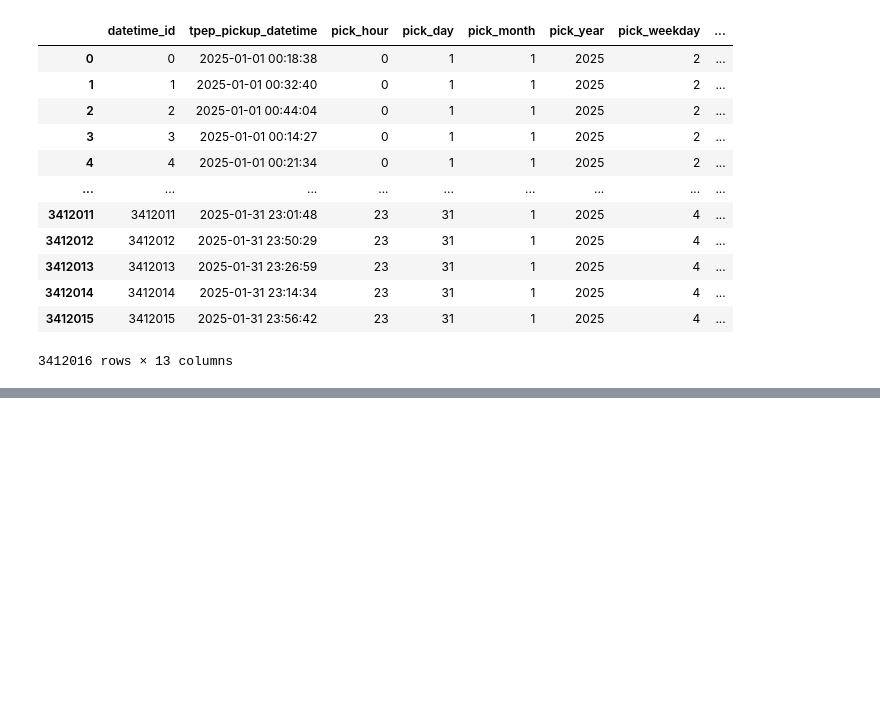
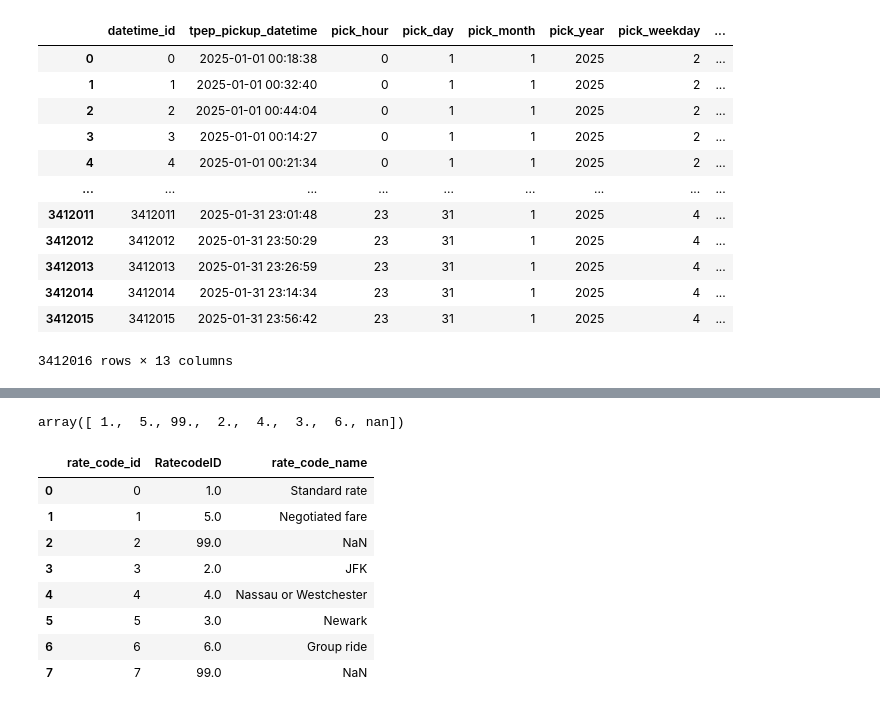
Before and after one commit to KaviyarasiSekar/Uber-Data-Engineering-Project, a Jupyter notebook: UberDataEngineeringProject.ipynb, the cells around one changed output, grey strips where cells are left out. Cells and saved outputs as stored; diff of their text form; code cells hidden in the pictures; blank space fills up the shorter version.

```diff
--- a/UberDataEngineeringProject.ipynb
+++ b/UberDataEngineeringProject.ipynb
@@ -190,0 +232,43 @@ passenger_count_dim
+# %%
+df.RatecodeID.unique()
+# %% [output]
+array([ 1.,  5., 99.,  2.,  4.,  3.,  6., nan])
+# %%
+import numpy as np
+# The final rate code in effect at the end of the trip.
+# 1 = Standard rate
+# 2 = JFK
+# 3 = Newark
+# 4 = Nassau or Westchester
+# 5 = Negotiated fare
+# 6 = Group ride
+# 99 = Null/unknown
+
+rate_code_type = {
+    1: "Standard rate",
+    2: "JFK",
+    3: "Newark",
+    4: "Nassau or Westchester",
+    5: "Negotiated fare",
+    6: "Group ride",
+    99: "NaN" # Not a Number
+}
+
+rate_code_dim = df[['RatecodeID']].drop_duplicates().reset_index(drop=True)
+rate_code_dim['rate_code_id'] = rate_code_dim.index
+rate_code_dim['RatecodeID'] = rate_code_dim['RatecodeID'].fillna(99.0)
+rate_code_dim['rate_code_name'] = rate_code_dim['RatecodeID'].map(rate_code_type)
+rate_code_dim = rate_code_dim[['rate_code_id','RatecodeID','rate_code_name']]
+rate_code_dim['rate_code_name'] = rate_code_dim['rate_code_name'].replace(['NaN', 'nan'], np.nan) # convert 'NaN' and 'nan' strings to NumPy's standard NaN representation.
+
+rate_code_dim # Table Created
+# %% [output]
+|  | rate_code_id | RatecodeID | rate_code_name |
+| 0 | 0 | 1.0 | Standard rate |
+| 1 | 1 | 5.0 | Negotiated fare |
+| 2 | 2 | 99.0 | NaN |
+| 3 | 3 | 2.0 | JFK |
+| 4 | 4 | 4.0 | Nassau or Westchester |
+| 5 | 5 | 3.0 | Newark |
+| 6 | 6 | 6.0 | Group ride |
+| 7 | 7 | 99.0 | NaN |
```
Also changed, not shown: parts of 7 cells of this notebook.
